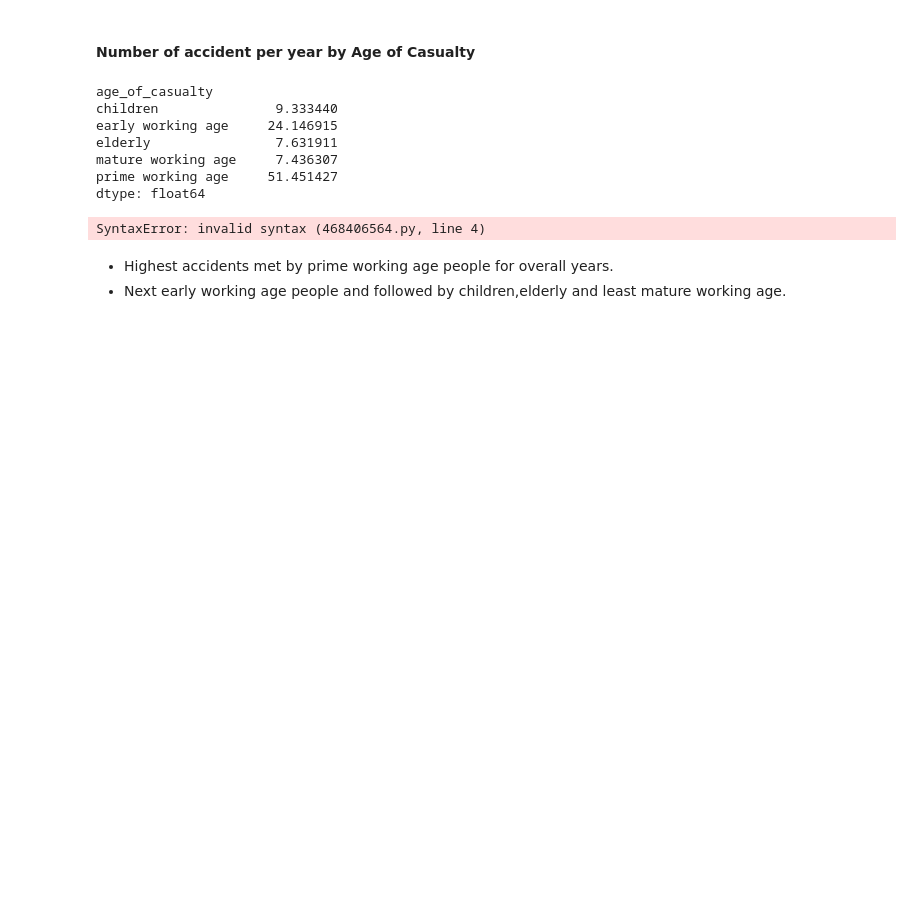
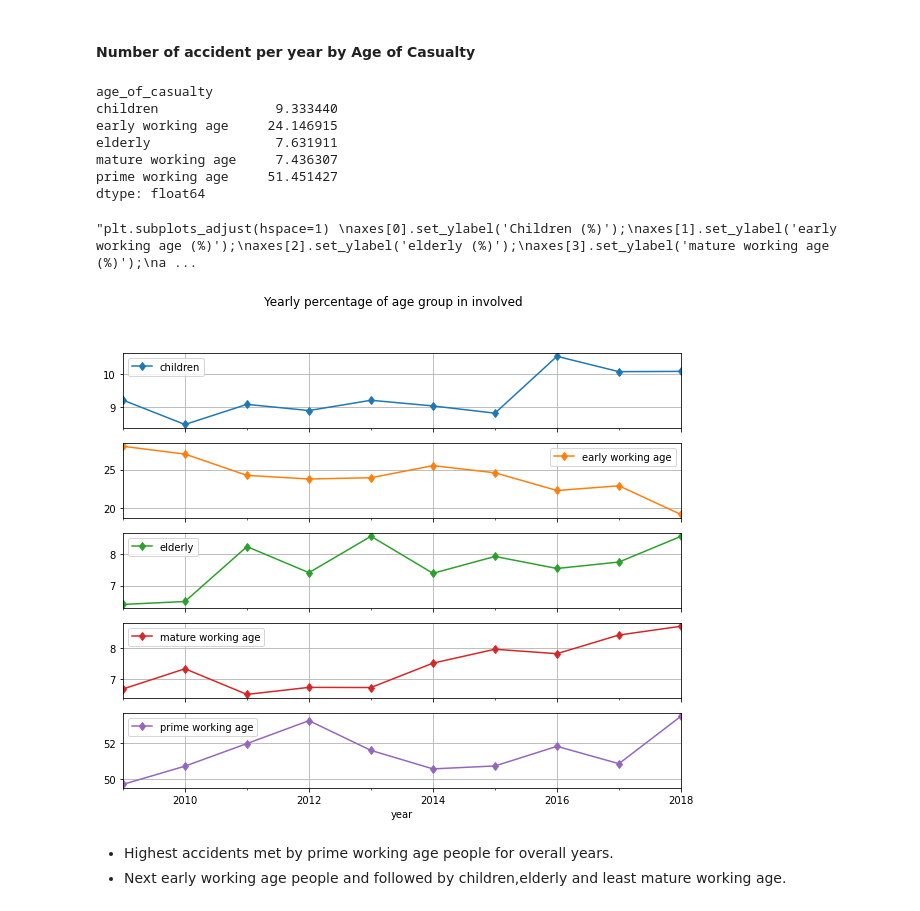
Before and after one commit to Sulochanaakki/UK_Road_Accidents_DataAnalysis, a Jupyter notebook: Road_Accident_UK_data_cleaning&analysis (1) (1).ipynb, the cells around one changed output. Cells and saved outputs as stored; diff of their text form; code cells hidden in the pictures; blank space fills up the shorter version.

```diff
--- a/Road_Accident_UK_data_cleaning&analysis (1) (1).ipynb
+++ b/Road_Accident_UK_data_cleaning&analysis (1) (1).ipynb
@@ -868,24 +895,25 @@ mature working age     7.436307
 prime working age     51.451427
 dtype: float64
 # %%
-axes=age_percent.plot(kind="bar"#subplots=True,
-                       #sharex=True,
-                       #marker='d',
+axes=age_percent.plot(subplots=True,
+                       sharex=True,
+                       marker='d',
                        title ="Yearly percentage of age group in involved",
                        xlabel="year",
                        figsize = (10,8),
                        grid=True
                         );
 
 '''plt.subplots_adjust(hspace=1)
 axes[0].set_ylabel('Children (%)');
 axes[1].set_ylabel('early working age (%)');
 axes[2].set_ylabel('elderly (%)');
 axes[3].set_ylabel('mature working age (%)');
 axes[4].set_ylabel('prime working age (%)');
 '''
 # %% [output]
-SyntaxError: invalid syntax (468406564.py, line 4)
+"plt.subplots_adjust(hspace=1) \naxes[0].set_ylabel('Children (%)');\naxes[1].set_ylabel('early working age (%)');\naxes[2].set_ylabel('elderly (%)');\naxes[3].set_ylabel('mature working age (%)');\na ...
+[figure, added]
 # %% [markdown]
 - Highest accidents met by prime working age people for overall years.
 - Next  early working age people and followed by children,elderly and least mature working age.
```
Also changed, not shown: parts of 23 cells of this notebook, 1 other file.
